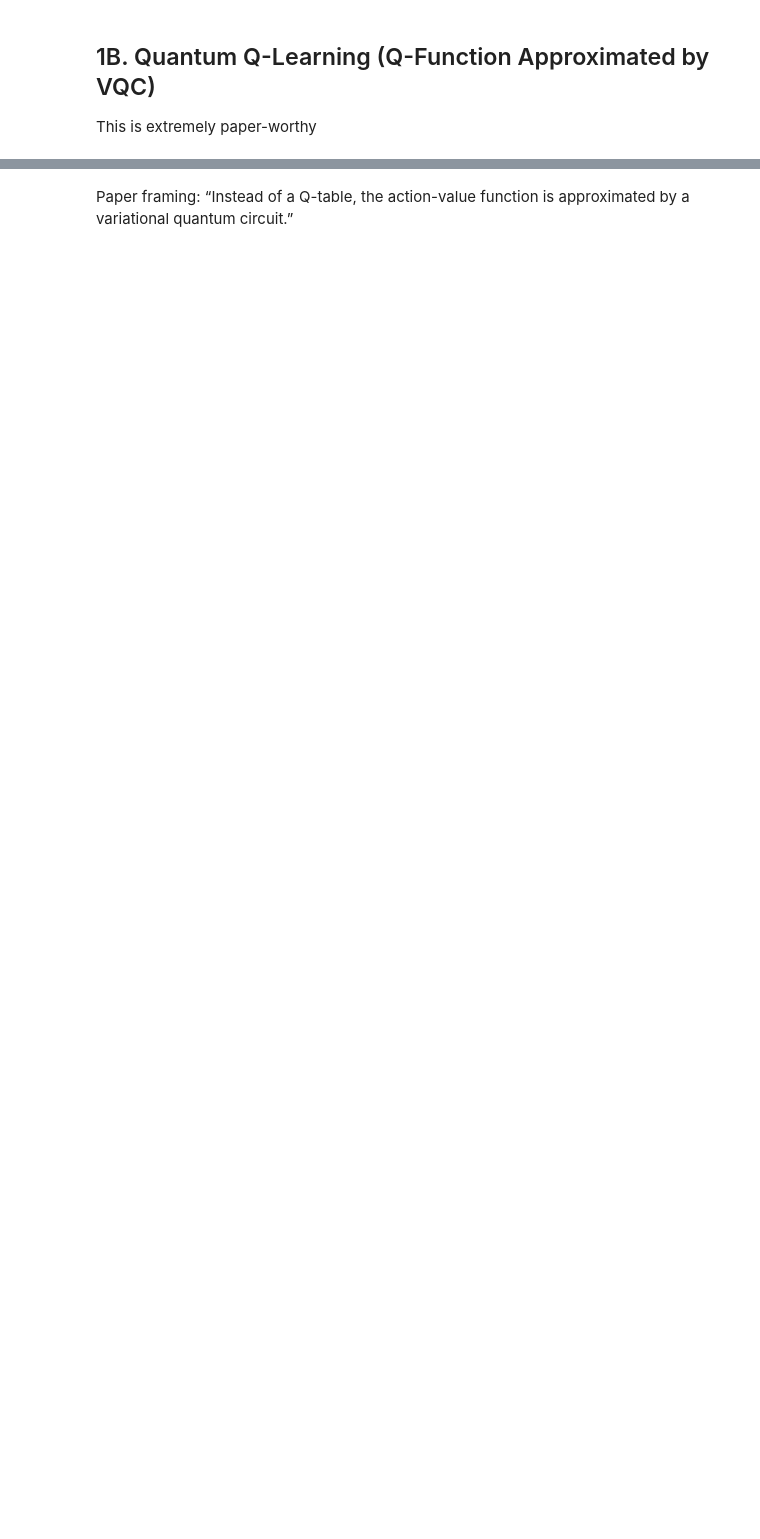
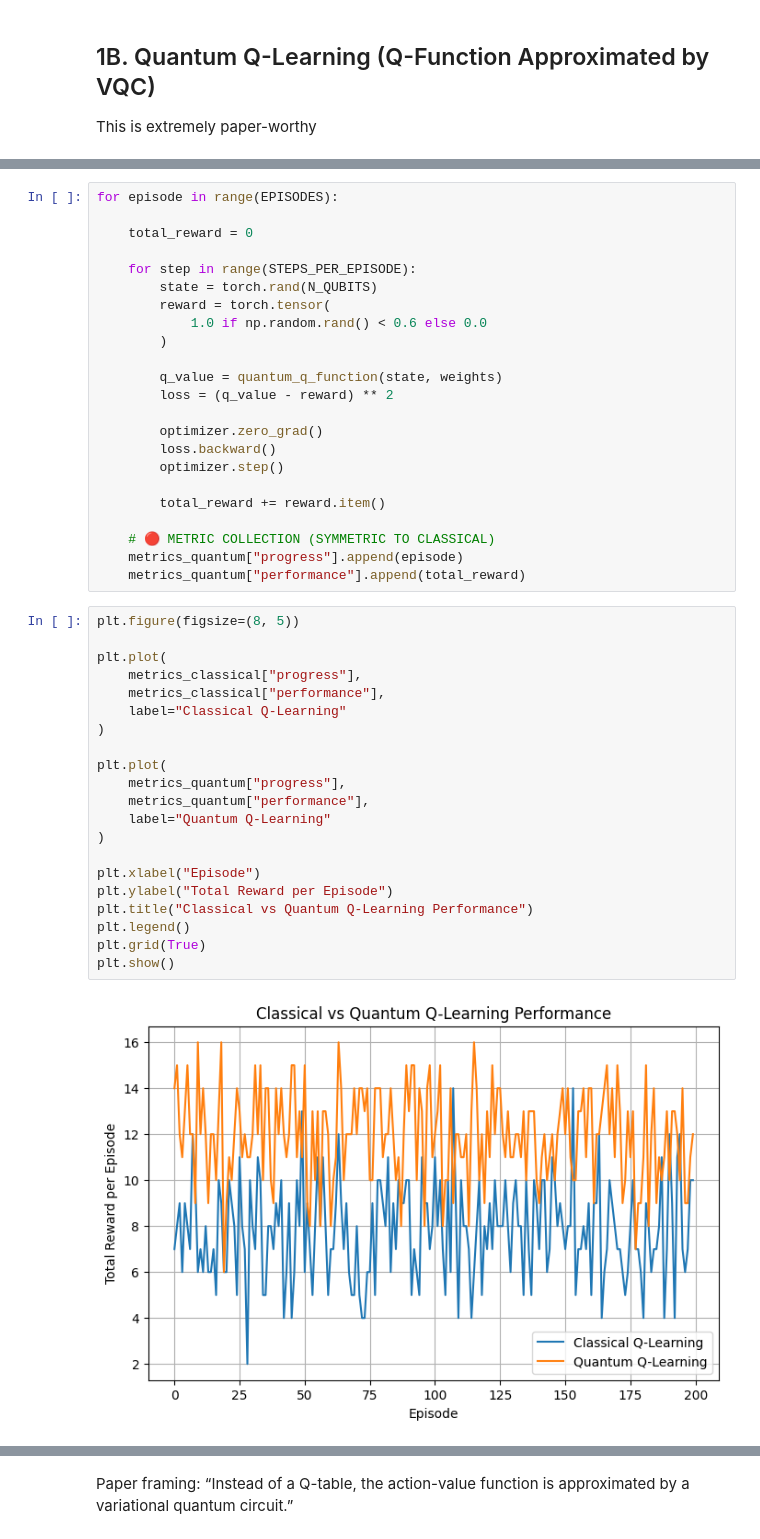
Before and after one commit to TechMLW/QuantFP, a Jupyter notebook: code/classic ml/q-learning.ipynb, the cells around one changed output, grey strips where cells are left out. Saved outputs shown, nothing was run; the diff lists cells and outputs as text; blank space fills up the shorter version.

```diff
--- a/code/classic ml/q-learning.ipynb
+++ b/code/classic ml/q-learning.ipynb
@@ -76,0 +94,46 @@ for episode in range(100):
+# %%
+for episode in range(EPISODES):
+
+    total_reward = 0
+
+    for step in range(STEPS_PER_EPISODE):
+        state = torch.rand(N_QUBITS)
+        reward = torch.tensor(
+            1.0 if np.random.rand() < 0.6 else 0.0
+        )
+
+        q_value = quantum_q_function(state, weights)
+        loss = (q_value - reward) ** 2
+
+        optimizer.zero_grad()
+        loss.backward()
+        optimizer.step()
+
+        total_reward += reward.item()
+
+    # 🔴 METRIC COLLECTION (SYMMETRIC TO CLASSICAL)
+    metrics_quantum["progress"].append(episode)
+    metrics_quantum["performance"].append(total_reward)
+# %%
+plt.figure(figsize=(8, 5))
+
+plt.plot(
+    metrics_classical["progress"],
+    metrics_classical["performance"],
+    label="Classical Q-Learning"
+)
+
+plt.plot(
+    metrics_quantum["progress"],
+    metrics_quantum["performance"],
+    label="Quantum Q-Learning"
+)
+
+plt.xlabel("Episode")
+plt.ylabel("Total Reward per Episode")
+plt.title("Classical vs Quantum Q-Learning Performance")
+plt.legend()
+plt.grid(True)
+plt.show()
+# %% [output]
+[figure, added]
```
Also changed, not shown: parts of 10 cells of this notebook, 7 other files.
